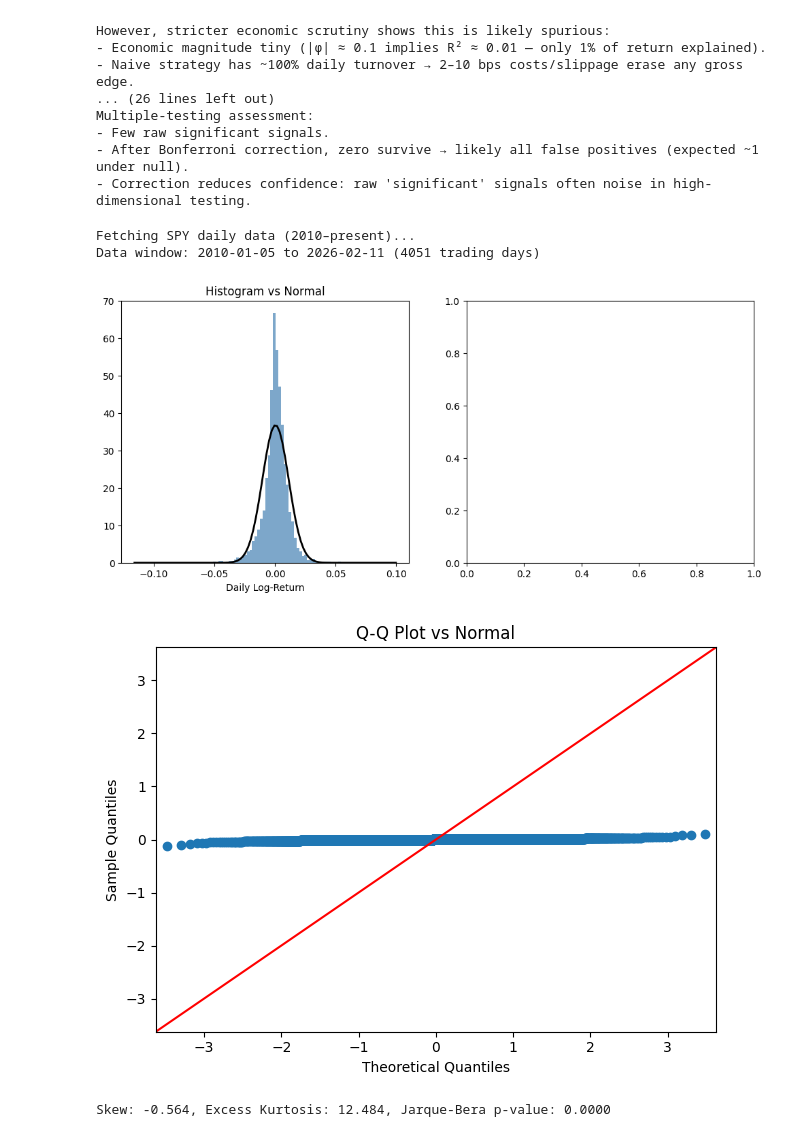
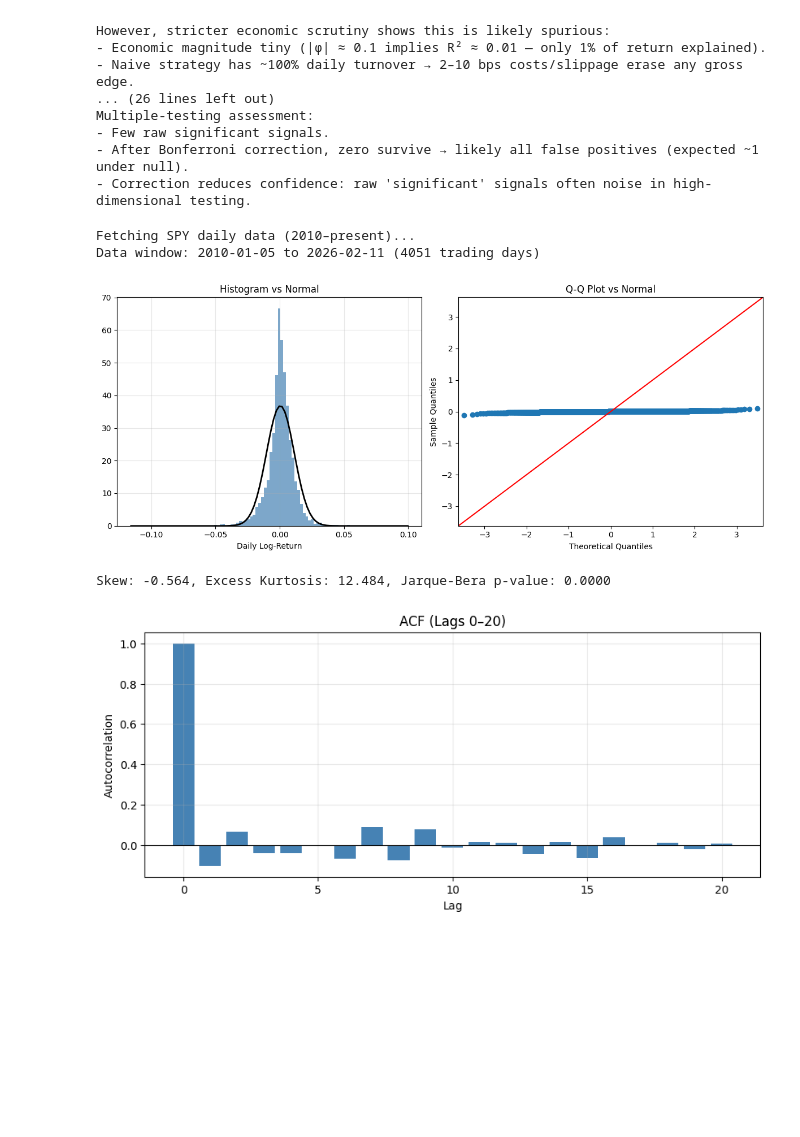
Before and after one commit to meacreatio/tpq, a Jupyter notebook: week5/paat_2.ipynb, the cells around one changed output. Saved outputs shown, nothing was run; the diff lists cells and outputs as text; code cells hidden in the pictures; blank space fills up the shorter version.

Commit message:
fix q-q plot

```diff
--- a/week5/paat_2.ipynb
+++ b/week5/paat_2.ipynb
@@ -604,18 +604,19 @@ print(f"Data window: {df.index[0].date()} to {df.index[-1].date()} ({len(df)} tr
 # and extreme-day counts. Summarize the evidence for or against simple predictability.
 # =============================================================================
 
-plt.figure(figsize=(12, 5))
+fig, (ax1, ax2) = plt.subplots(1, 2, figsize=(12, 5))
 
-plt.subplot(1, 2, 1)
-plt.hist(returns, bins=100, density=True, alpha=0.7, color='steelblue')
+# Histogram
+ax1.hist(returns, bins=100, density=True, alpha=0.7, color='steelblue')
 x = np.linspace(returns.min(), returns.max(), 100)
-plt.plot(x, stats.norm.pdf(x, returns.mean(), returns.std()), 'k', lw=2)
-plt.title("Histogram vs Normal")
-plt.xlabel("Daily Log-Return")
+ax1.plot(x, stats.norm.pdf(x, returns.mean(), returns.std()), 'k', lw=2)
+ax1.set_title("Histogram vs Normal")
+ax1.set_xlabel("Daily Log-Return")
+ax1.grid(True, alpha=0.3)
 
-plt.subplot(1, 2, 2)
-sm.qqplot(returns, line='45')
-plt.title("Q-Q Plot vs Normal")
+# Q-Q plot (fixed: pass ax)
+sm.qqplot(returns, line='45', ax=ax2)
+ax2.set_title("Q-Q Plot vs Normal")
 
 plt.tight_layout()
 plt.show()
@@ -628,8 +629,6 @@ print(f"Skew: {skew:.3f}, Excess Kurtosis: {kurt:.3f}, Jarque-Bera p-value: {jb_
 
 acf, confint = tsatools.acf(returns, nlags=20, alpha=0.05, fft=False)
 lags = np.arange(len(acf))
-
-# Fixed significant lag count: count where CI does not contain 0
 significant_lags = np.sum((confint[:,0] > 0) | (confint[:,1] < 0))
 
 plt.figure(figsize=(10, 4))
@@ -660,6 +659,7 @@ if extreme_freq > normal_extreme * 1.5:
     print("- More extreme days than normal → fat tails (stylised fact, complicates risk models).")
 if jb_p < 0.05:
     print("- Jarque-Bera rejects normality → non-normal returns.")
+
 print("- Overall: consistent with weak-form efficiency — no strong simple predictability from past returns.")
 
 # =============================================================================
@@ -717,33 +717,33 @@ else:
 # Conclude with a short decision memo that states whether there is enough evidence
 # to justify deeper strategy research, and identify the biggest sources of uncertainty.
 # =============================================================================
 
 print("\n=== Decision Memo ===")
 print("Asset: SPY daily returns (2010–present)")
 
 # Dynamic conclusion
 if significant_lags > 5 or abs(acf[1]) > 0.1 or (aic_better and oos_better):
     print("Conclusion: YES — preliminary evidence warrants deeper short-term predictability research.")
     print("- Notable serial dependence in ACF and/or meaningful AR(1) improvement both in-sample and OOS.")
     print("- Potential for simple linear strategies (with caution).")
 else:
     print("Conclusion: NO — insufficient evidence to justify deeper short-term predictability research.")
     print("- Baseline diagnostics show near-zero short-lag autocorrelation, fat tails, non-normality — classic efficient market with no simple serial dependence.")
     print("- AR(1) vs random walk: marginal/no in-sample improvement, no OOS forecasting gain.")
     print("- Any apparent patterns fail economic tests (costs, robustness).")
 
 print("\nBiggest sources of uncertainty:")
 if significant_lags > 3 or abs(acf[1]) > 0.05:
     print("- Regime dependence: patterns may appear in sub-periods but decay OOS.")
     print("- Transaction costs/slippage: high-turnover strategies needed for small effects would be unprofitable.")
     print("- Data mining risk: multiple models/tests inflate false positives.")
     print("- Tail risk: fat tails dominate PnL, hard to predict/capture.")
 if not oos_better:
     print("- Out-of-sample instability: in-sample fits often spurious.")
     print("Recommendation: For SPY daily returns, accept EMH baseline. Explore longer horizons, alternative features, or less efficient assets if pursuing further.")
 # %% [output]
 Fetching SPY daily data (2010–present)...
 Data window: 2010-01-05 to 2026-02-11 (4051 trading days)
-[figure, old version]
+[figure, new version]
+Skew: -0.564, Excess Kurtosis: 12.484, Jarque-Bera p-value: 0.0000
-[figure, old version]
+[figure, new version]
-Skew: -0.564, Excess Kurtosis: 12.484, Jarque-Bera p-value: 0.0000
```
Also changed, not shown: parts of 1 cell of this notebook.
